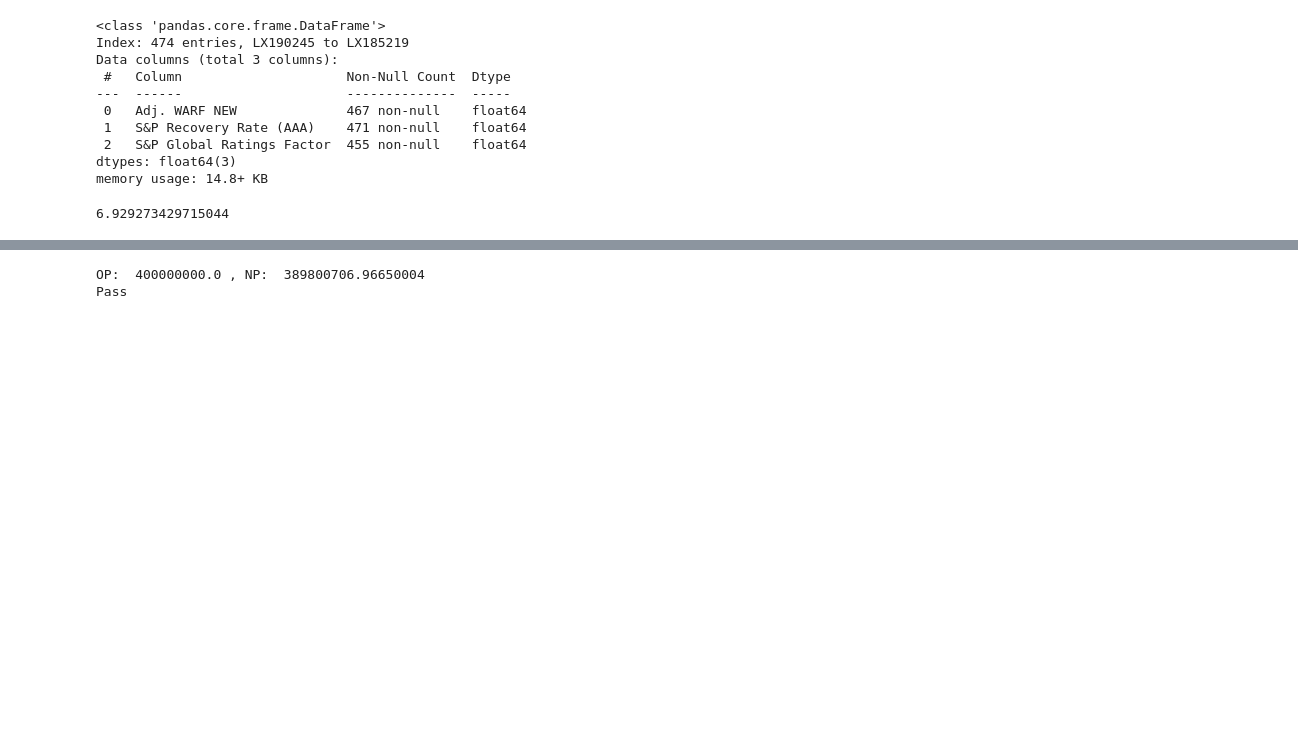
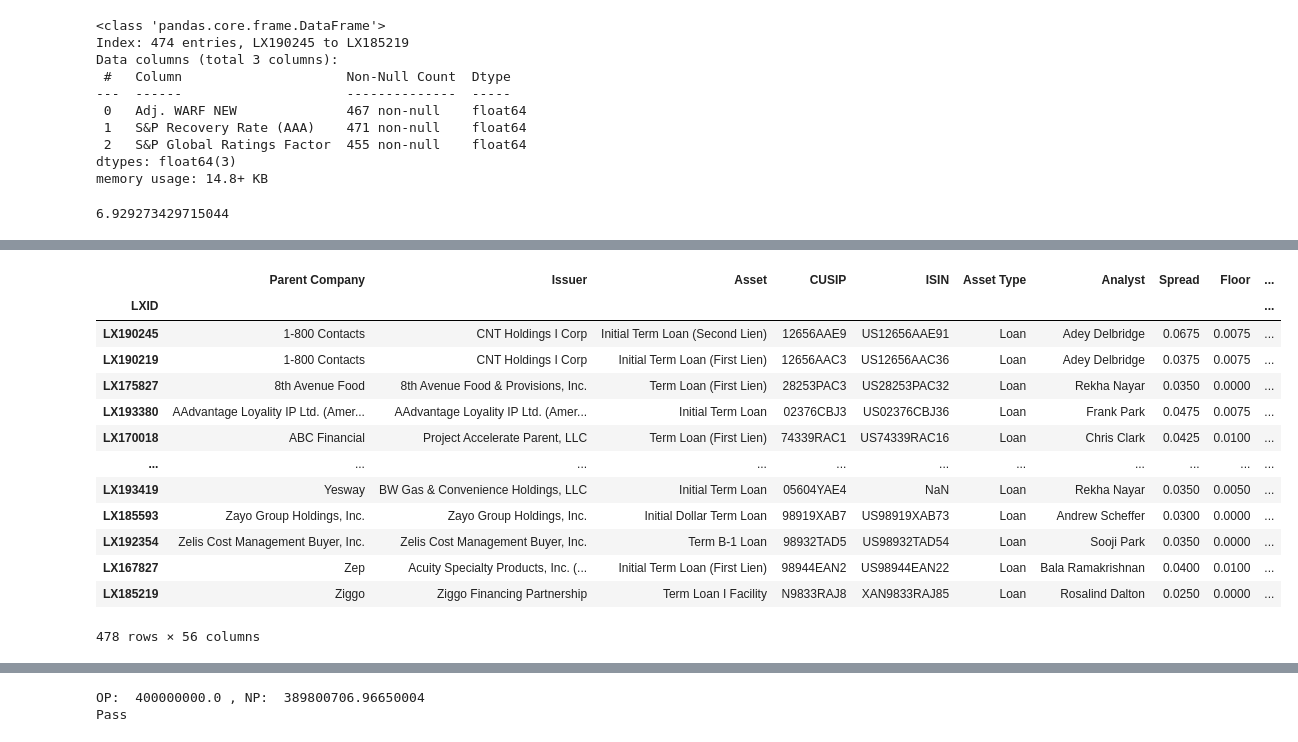
Before and after one commit to joshknechtel-gs/RM-IT, a Jupyter notebook: ComplianceChecks.ipynb, the cells around one changed output, grey strips where cells are left out. Drawn from its saved outputs; the diff is of its cells as text; code cells hidden in the pictures; blank space fills up the shorter version.

Commit message:
all the date stuff

```diff
--- a/ComplianceChecks.ipynb
+++ b/ComplianceChecks.ipynb
@@ -1475,0 +1367,46 @@ SP_CDO_Type('CLO 20')
+# %%
+def SPDR(df):
+    filepath = 'Z:/Shared/Risk Management and Investment Technology/CLO Optimization/US CLO Triggers as of 6.24.21.xlsx'
+    SPDR_Table = ccu.get_SPDR_Table(filepath)
+
+    df['Loan Life']  = ((df['Maturity Date'] - pd.Timestamp.today()).dt.days/365)
+
+    badrates = pd.Series(['CC+','CC','CC-','D','NR'])
+
+    def lookup_spdr(rating,loanlife):
+        # this needs to skip any sub CCC- loans
+        if rating!=rating:  # checking string is nan trick
+            spdr = np.nan
+        elif badrates.str.match(rating).any():
+            spdr = np.nan
+        else:
+            tenors = (SPDR_Table.columns == loanlife//1) | (SPDR_Table.columns == loanlife//1 +1)
+            spdr = SPDR_Table.loc[rating,tenors].values[0]+ loanlife%1 * \
+                (SPDR_Table.loc[rating,tenors].values[1]-SPDR_Table.loc[rating,tenors].values[0])
+        return spdr
+
+    df['S&P Default Rating'] = df[['S&P Facility Rating','Loan Life']].apply(lambda x: lookup_spdr(x[0],x[1]),axis=1)
+
+    return df
+# %%
+#import importlib
+#importlib.reload(ccu)
+#filepath = 'Z:/Shared/Risk Management and Investment Technology/CLO Optimization/US CLO Triggers as of 6.24.21.xlsx'
+#SPDR_Table = ccu.get_SPDR_Table(filepath)
+#SPDR_Table
+SPDR(clo_df)
+# %% [output]
+|  | Parent Company | Issuer | Asset | CUSIP | ISIN | Asset Type | Analyst | Spread | Floor | ... |
+| LXID |  |  |  |  |  |  |  |  |  | ... |
+| LX190245 | 1-800 Contacts | CNT Holdings I Corp | Initial Term Loan (Second Lien) | 12656AAE9 | US12656AAE91 | Loan | Adey Delbridge | 0.0675 | 0.0075 | ... |
+| LX190219 | 1-800 Contacts | CNT Holdings I Corp | Initial Term Loan (First Lien) | 12656AAC3 | US12656AAC36 | Loan | Adey Delbridge | 0.0375 | 0.0075 | ... |
+| LX175827 | 8th Avenue Food | 8th Avenue Food & Provisions, Inc. | Term Loan (First Lien) | 28253PAC3 | US28253PAC32 | Loan | Rekha Nayar | 0.0350 | 0.0000 | ... |
+| LX193380 | AAdvantage Loyality IP Ltd. (Amer... | AAdvantage Loyality IP Ltd. (Amer... | Initial Term Loan | 02376CBJ3 | US02376CBJ36 | Loan | Frank Park | 0.0475 | 0.0075 | ... |
+| LX170018 | ABC Financial | Project Accelerate Parent, LLC | Term Loan (First Lien) | 74339RAC1 | US74339RAC16 | Loan | Chris Clark | 0.0425 | 0.0100 | ... |
+| ... | ... | ... | ... | ... | ... | ... | ... | ... | ... | ... |
+| LX193419 | Yesway | BW Gas & Convenience Holdings, LLC | Initial Term Loan | 05604YAE4 | NaN | Loan | Rekha Nayar | 0.0350 | 0.0050 | ... |
+| LX185593 | Zayo Group Holdings, Inc. | Zayo Group Holdings, Inc. | Initial Dollar Term Loan | 98919XAB7 | US98919XAB73 | Loan | Andrew Scheffer | 0.0300 | 0.0000 | ... |
+| LX192354 | Zelis Cost Management Buyer, Inc. | Zelis Cost Management Buyer, Inc. | Term B-1 Loan | 98932TAD5 | US98932TAD54 | Loan | Sooji Park | 0.0350 | 0.0000 | ... |
+| LX167827 | Zep | Acuity Specialty Products, Inc. (... | Initial Term Loan (First Lien) | 98944EAN2 | US98944EAN22 | Loan | Bala Ramakrishnan | 0.0400 | 0.0100 | ... |
+| LX185219 | Ziggo | Ziggo Financing Partnership | Term Loan I Facility | N9833RAJ8 | XAN9833RAJ85 | Loan | Rosalind Dalton | 0.0250 | 0.0000 | ... |
+478 rows × 56 columns
```
Also changed, not shown: parts of 71 cells of this notebook, 1 other file.
